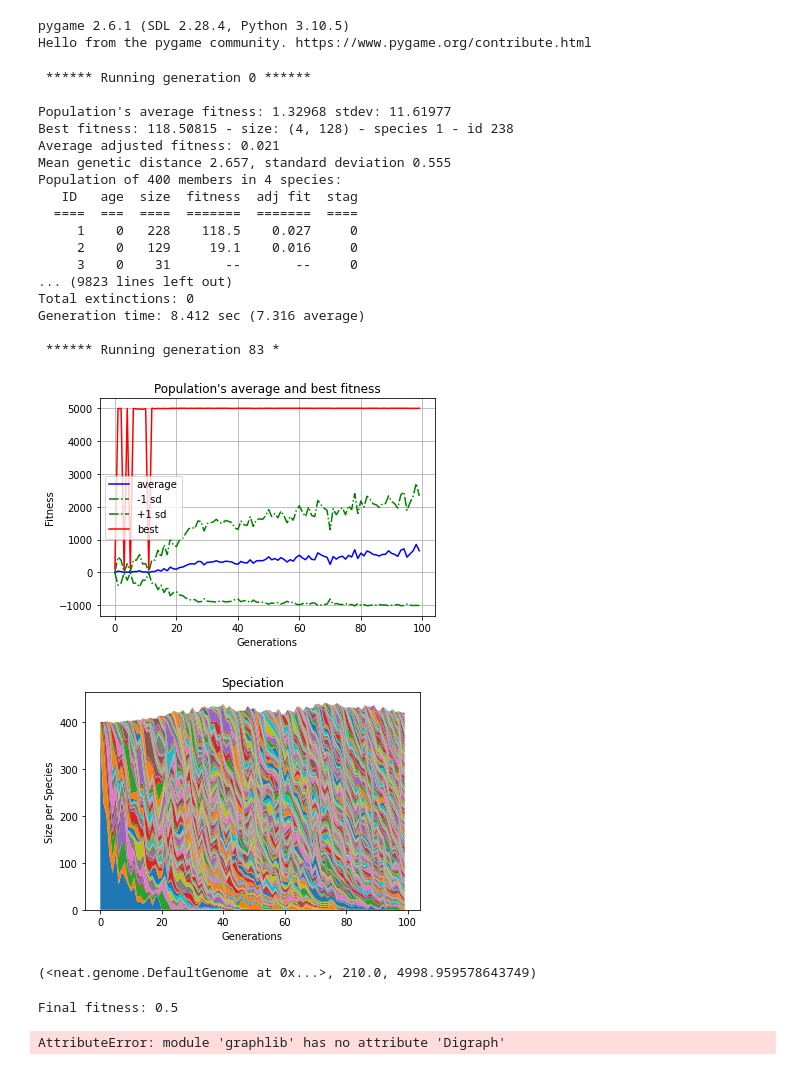
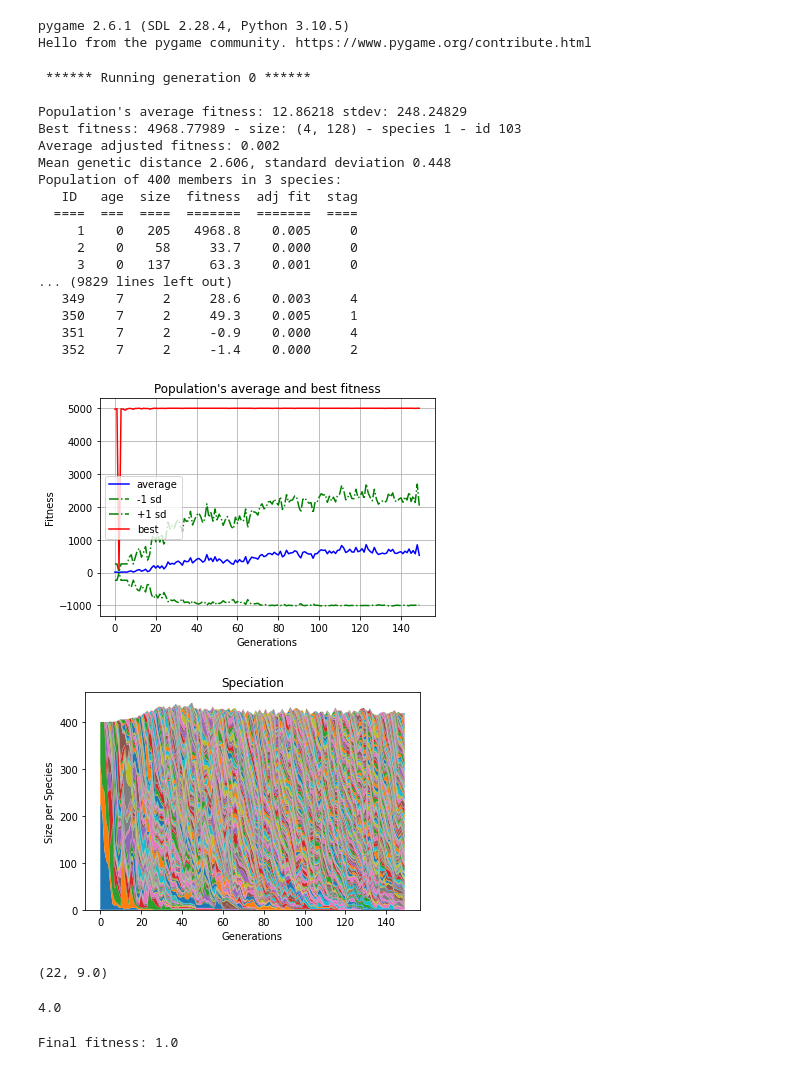
Before and after one commit to Ja-Gk-00/NEAT_GAMING, a Jupyter notebook: Notebooks/Test_notebook.ipynb, the cells around one changed output. Drawn from its saved outputs; the diff is of its cells as text; code cells hidden in the pictures.

```diff
--- a/Notebooks/Test_notebook.ipynb
+++ b/Notebooks/Test_notebook.ipynb
@@ -9,40 +9,43 @@ from ExperimentObjects.Experiment import Experiment
 pygame 2.6.1 (SDL 2.28.4, Python 3.10.5)
 Hello from the pygame community. https://www.pygame.org/contribute.html
 # %%
-exp = Experiment('../Configs/my_custom_config.ini', output_dir='../Saved_outputs', generations = 10)
+exp = Experiment('../Configs/my_custom_config.ini', output_dir='../Saved_outputs', generations = 150)
 final_fitness = exp.run()
 # %% [output]
  ****** Running generation 0 ******
 
-Population's average fitness: 1.32968 stdev: 11.61977
-Best fitness: 118.50815 - size: (4, 128) - species 1 - id 238
-Average adjusted fitness: 0.021
-Mean genetic distance 2.657, standard deviation 0.555
-Population of 400 members in 4 species:
+Population's average fitness: 12.86218 stdev: 248.24829
+Best fitness: 4968.77989 - size: (4, 128) - species 1 - id 103
+Average adjusted fitness: 0.002
+Mean genetic distance 2.606, standard deviation 0.448
+Population of 400 members in 3 species:
    ID   age  size  fitness  adj fit  stag
   ====  ===  ====  =======  =======  ====
-     1    0   228    118.5    0.027     0
-     2    0   129     19.1    0.016     0
-     3    0    31       --       --     0
-... (9823 lines left out)
-Total extinctions: 0
-Generation time: 8.412 sec (7.316 average)
-
- ****** Running generation 83 *
+     1    0   205   4968.8    0.005     0
+     2    0    58     33.7    0.000     0
+     3    0   137     63.3    0.001     0
+... (9829 lines left out)
+   349    7     2     28.6    0.003     4
+   350    7     2     49.3    0.005     1
+   351    7     2     -0.9    0.000     4
+   352    7     2     -1.4    0.000     2
-[figure, old version]
+[figure, new version]
-[figure, old version]
+[figure, new version]
 # %%
-exp.get_genome_stats()[0]
+max_val = 0
+for i, gename_touple in enumerate(exp.get_genome_stats()):
+    if gename_touple[1] > max_val:
+        i_max = i
+        max_val = gename_touple[1]
+i_max, max_val
 # %% [output]
-(<neat.genome.DefaultGenome at 0x...>, 210.0, 4998.959578643749)
+(22, 9.0)
 # %%
-exp.play_genome(exp.get_genome_stats()[0][0])
+exp.play_genome(exp.get_genome_stats()[22][0])
+# %% [output]
+4.0
 # %%
 print(f"Final fitness: {final_fitness}")
 exp.replay()
 # %% [output]
-Final fitness: 0.5
+Final fitness: 1.0
-# %%
-exp.visualize_architecture()
-# %% [output]
-AttributeError: module 'graphlib' has no attribute 'Digraph'
```
Also changed, not shown: 8 other files.
